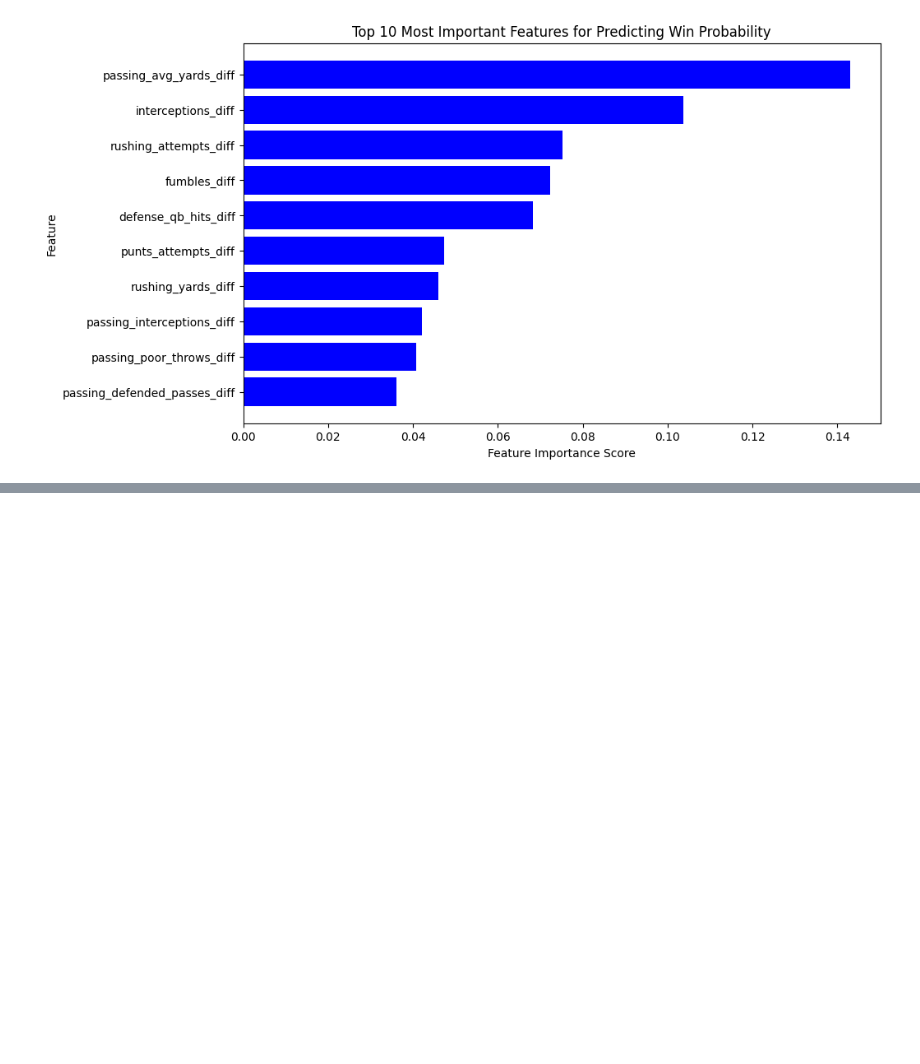
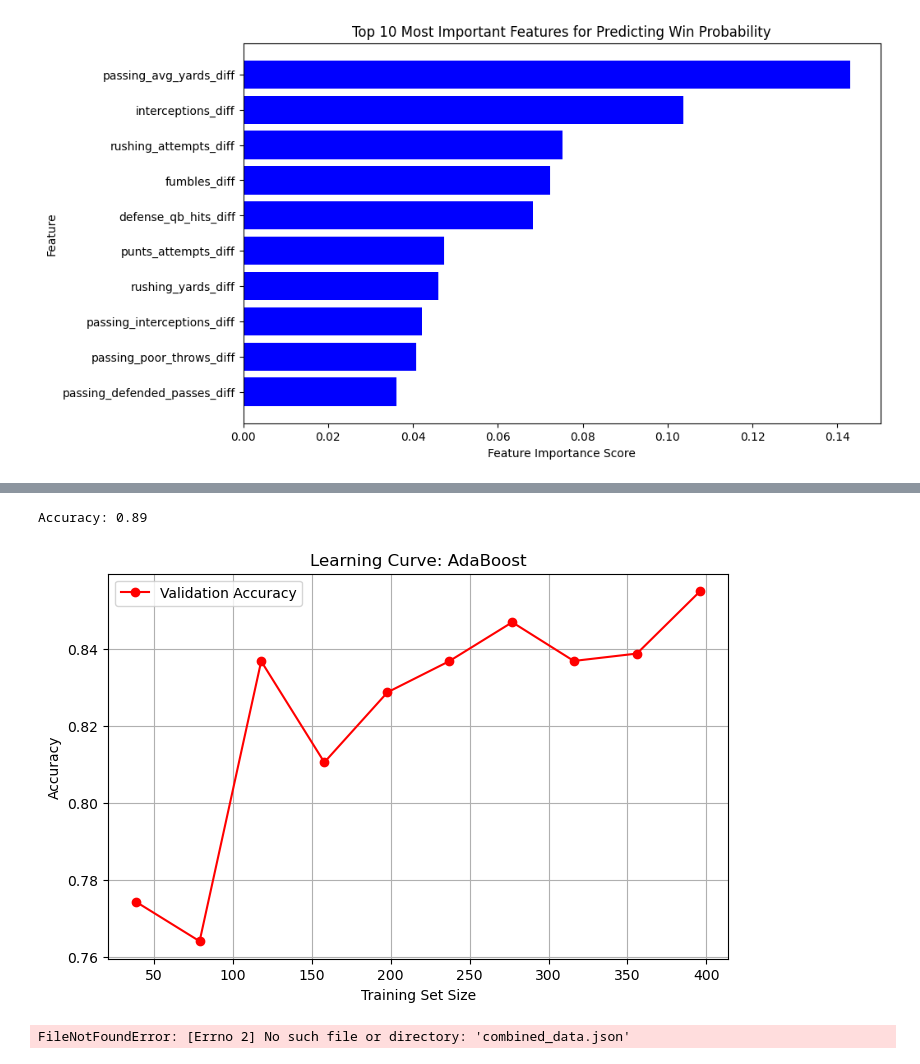
Before and after one commit to franzengel04/SportsGameOdds, a Jupyter notebook: src/predict_plots.ipynb, the cells around one changed output, grey strips where cells are left out. Saved outputs shown, nothing was run; the diff lists cells and outputs as text; code cells hidden in the pictures; blank space fills up the shorter version.

Commit message:
added adaboost

```diff
--- a/src/predict_plots.ipynb
+++ b/src/predict_plots.ipynb
@@ -230,0 +259,23 @@ Predicted Winner: Eagles (Confidence: 1.00)
+# %%
+base_estimator = DecisionTreeClassifier(max_depth=1)
+
+# Create the AdaBoost classifier
+adaboost = AdaBoostClassifier(estimator=base_estimator, n_estimators=50, learning_rate=1.0, algorithm = 'SAMME', random_state=42)
+
+# Train the model
+adaboost.fit(X_train, y_train)
+
+# Make predictions
+y_pred = adaboost.predict(X_test)
+
+# Evaluate the model
+accuracy = accuracy_score(y_test, y_pred)
+print(f'Accuracy: {accuracy:.2f}')
+# %% [output]
+Accuracy: 0.89
+# %%
+plot_learning_curve_ada(adaboost, X, y)
+predict_matchup("Eagles", "Chiefs", adaboost)
+# %% [output]
+[figure, added]
+FileNotFoundError: [Errno 2] No such file or directory: 'combined_data.json'
```
Also changed, not shown: parts of 3 cells of this notebook.
